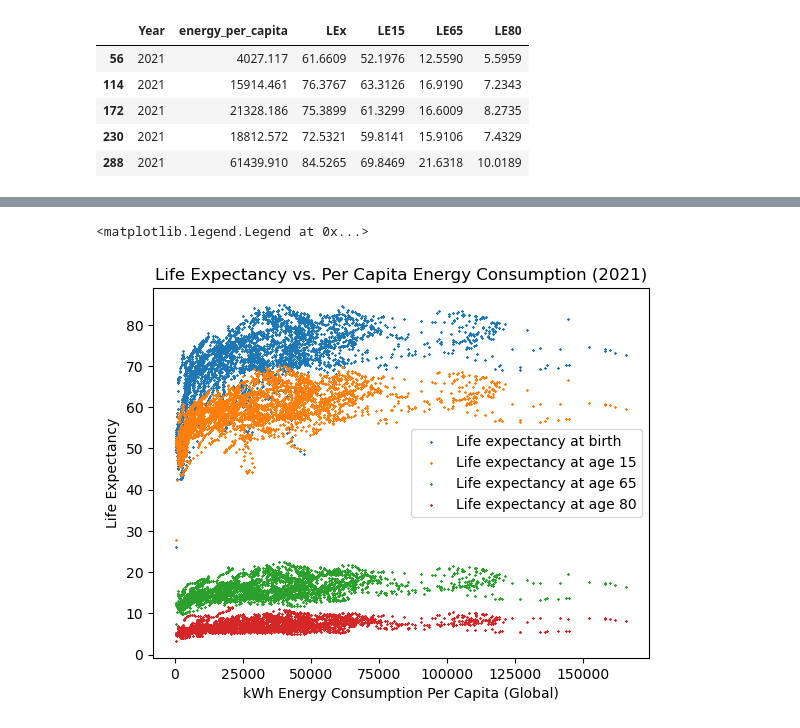
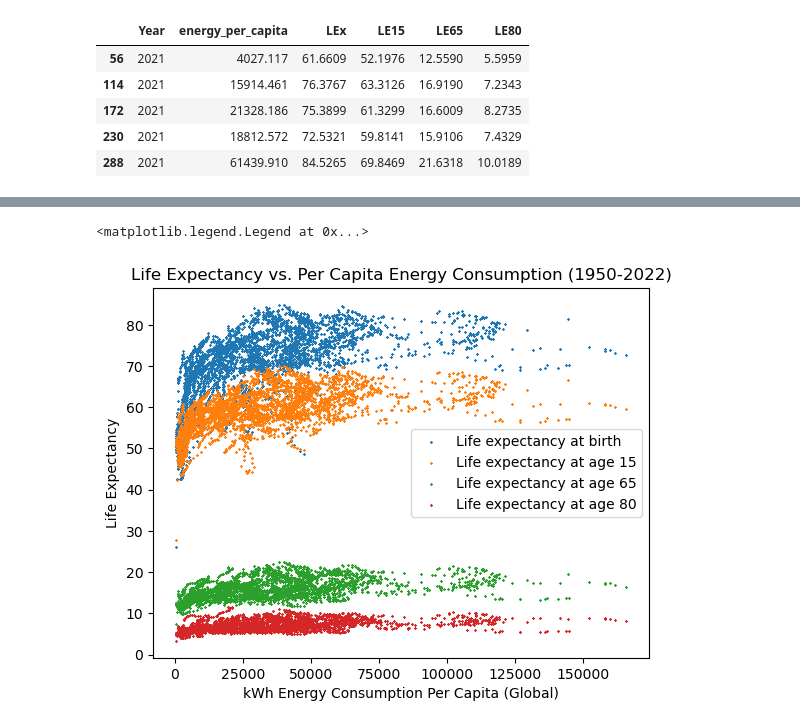
Before and after one commit to Faith-Hall/Group-Project-1, a Jupyter notebook: analysis_1.ipynb, the cells around one changed output, grey strips where cells are left out. Drawn from its saved outputs; the diff is of its cells as text; code cells hidden in the pictures.

Commit message:
graphing 2021

```diff
--- a/analysis_1.ipynb
+++ b/analysis_1.ipynb
@@ -57,17 +86,18 @@ LE80 = reduced_df ["LE80"]
 energy_per_capita = reduced_df["energy_per_capita"]
 x_axis = energy_per_capita
 # %%
+# graph for life expectancy 1950-2022
 # graphs/plots
 plt.scatter(x_axis, LEx, marker="x", s=1, label = "Life expectancy at birth")
 plt.scatter(x_axis, LE15, marker="x", s=1, label = "Life expectancy at age 15")
 plt.scatter(x_axis, LE65, marker="x", s=1, label = "Life expectancy at age 65")
 plt.scatter(x_axis, LE80, marker="x", s=1, label = "Life expectancy at age 80")
 
-plt.title("Life Expectancy vs. Per Capita Energy Consumption (2021)")
+plt.title("Life Expectancy vs. Per Capita Energy Consumption (1950-2022)")
 plt.xlabel("kWh Energy Consumption Per Capita (Global)")
 plt.ylabel("Life Expectancy")
 
 plt.legend(loc='best')
 # %% [output]
 <matplotlib.legend.Legend at 0x...>
-[figure, old version]
+[figure, new version]
```
Also changed, not shown: parts of 5 cells of this notebook.
